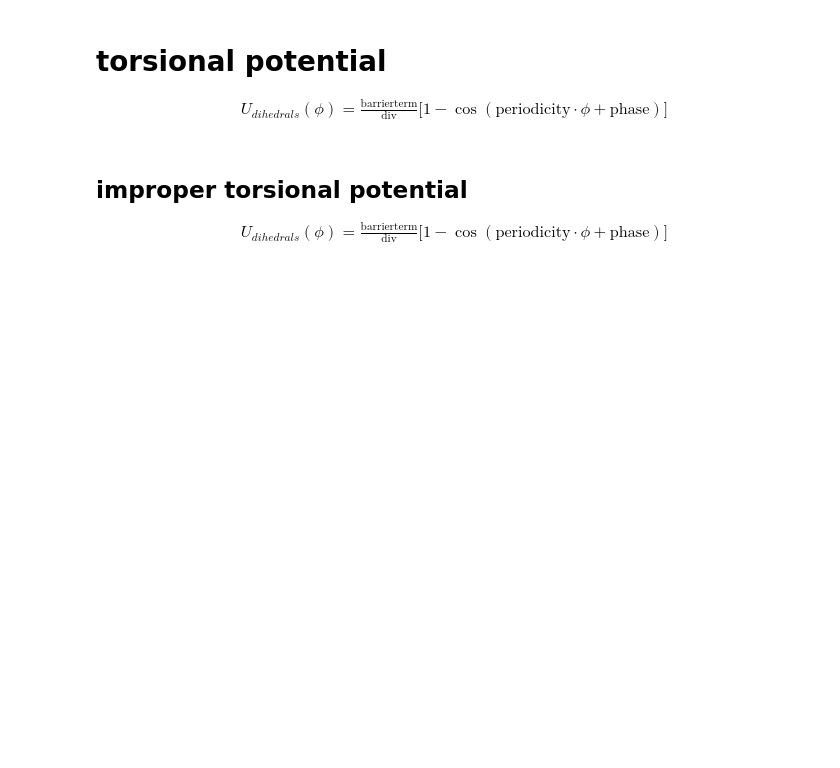
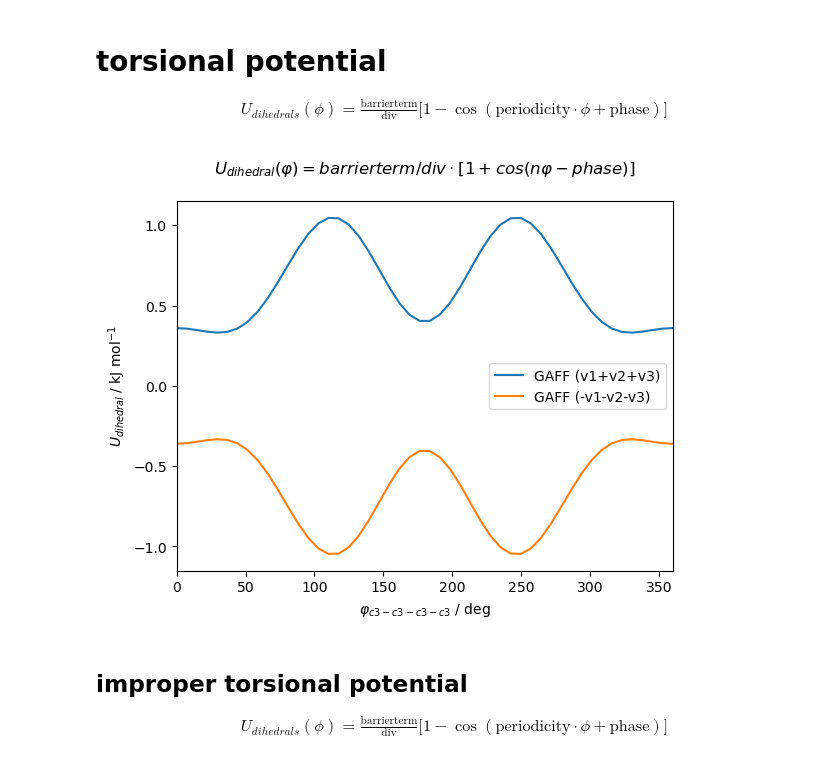
Before and after one commit to leonardo-diciano/MD, a Jupyter notebook: potential_plots/potential_plots.ipynb, the cells around one changed output. Cells and saved outputs as stored; diff of their text form; code cells hidden in the pictures; blank space fills up the shorter version.

```diff
--- a/potential_plots/potential_plots.ipynb
+++ b/potential_plots/potential_plots.ipynb
@@ -194,28 +194,92 @@ plot_U_angles(dic,6,printhere=False)
 \end{align}
 # %%
 def plot_U_dihedral(dic,entryline,printhere=False):
+    phi=np.linspace(0,360) # in deg
+
     atoms=dic["[Dihedrals]"][entryline][0]
+
     div=int(dic["[Dihedrals]"][entryline][5])
     phase=float(dic["[Dihedrals]"][entryline][6]) #phase /deg
     barrier_term=float(dic["[Dihedrals]"][entryline][7])
     periodicity=int(dic["[Dihedrals]"][entryline][8])
 
-    phi=np.linspace(0,360) # in deg
+    ## GAFF 2
+    #hc-c3-c3-hc   1    0.120         0.000           3.000      m1-2021
+    atoms = "hc-c3-c3-hc"
+    div = 1
+    barrier_term = 0.120
+    phase = 0
+    periodicity = 3
 
-    U_dihedral = barrier_term/div*(1+np.cos((periodicity*phi-phase)/360*(2*np.pi)))
+    #c3-c3-c3-hc   1    0.130         0.000           3.000      x73-2021
+    atoms="c3-c3-c3-hc"
+    div=1
+    barrier_term=0.130
+    phase=0.000
+    periodicity=3.000
+
+    #c3-c3-c3-c3   1    0.520         0.000           3.000      c42-2021
+    atoms="c3-c3-c3-c3"
+    div=1
+    barrier_term=0.520
+    phase=0.000
+    periodicity=3.000
+    U_dihedral_gaff2 = barrier_term/div*(1+np.cos((periodicity*phi-phase)/360*(2*np.pi)))
+
+
+
+    #### GAFF
+    #c3-c3-c3-c3   1    0.18          0.0            -3.         Junmei et al, 1999
+    atoms="c3-c3-c3-c3"
+    div=1
+    barrier_term=0.18
+    phase=0.0
+    periodicity=-3.000
+    U_dihedral_1 = barrier_term/div*(1+np.cos((periodicity*phi-phase)/360*(2*np.pi)))
+
+
+    #c3-c3-c3-c3   1    0.25        180.0            -2.         Junmei et al, 1999
+    atoms = "c3-c3-c3-c3"
+    div=1
+    barrier_term=0.25
+    phase=180.0
+    periodicity=-2.000
+    U_dihedral_2 = barrier_term/div*(1+np.cos((periodicity*phi-phase)/360*(2*np.pi)))
+
+
+    #c3-c3-c3-c3   1    0.20        180.0             1.         Junmei et al, 1999
+    atoms="c3-c3-c3-c3"
+    div=1
+    barrier_term=0.20
+    phase=180.0
+    periodicity=1.000
+
+    U_dihedral_3 = barrier_term/div*(1+np.cos((periodicity*phi-phase)/360*(2*np.pi)))
 
 
     plt.figure()
-    plt.plot(phi,U_dihedral)
-    plt.title("$U_{dihedral}(φ) = barrierterm/div \cdot[1+cos(nφ-δ)]$\nwith $barrierterm$=%.3f kJ mol$^{-1}$;div=%i $n=%.3f$; $δ$=%.4f deg"%(barrier_term,div,periodicity,phase))
+    #plt.plot(phi,U_dihedral_gaff2,label="GAFF2")
+    #plt.plot(phi,U_dihedral_1,label="GAFF (v1)")
+    #plt.plot(phi,U_dihedral_2,label="GAFF (v2)")
+    #plt.plot(phi,U_dihedral_3,label="GAFF (v3)")
+    plt.plot(phi,U_dihedral_1+U_dihedral_2+U_dihedral_3,label="GAFF (v1+v2+v3)")
+    plt.plot(phi,-U_dihedral_1-U_dihedral_2-U_dihedral_3,label="GAFF (-v1-v2-v3)")
+    #plt.plot(phi,U_dihedral_1*U_dihedral_2*U_dihedral_3,label="GAFF (v1*v2*v3)")
+    moretext="with $barrierterm$=%.3f kJ mol$^{-1}$;div=%i $n=%.3f$; $δ$=%.4f deg"%(barrier_term,div,periodicity,phase)
+    plt.title("$U_{dihedral}(φ) = barrierterm/div \cdot[1+cos(nφ-phase)]$\n")
     plt.xlabel("$φ_{%s}$ / deg"%atoms)
     plt.ylabel("$U_{dihedral}$ / kJ mol$^{-1}$")
 
+    plt.legend()
     plt.xlim([0,360])
     #plt.ylim([0,2e7])
     plt.savefig("%s_U_dihedral.png"%molecule, dpi=300)
     if printhere==False:
         plt.close()
 
     return
+
+plot_U_dihedral(dic,6,printhere=True)
+# %% [output]
+[figure, added]
 # %%
```
Also changed, not shown: parts of 1 cell of this notebook, 31 other files.
